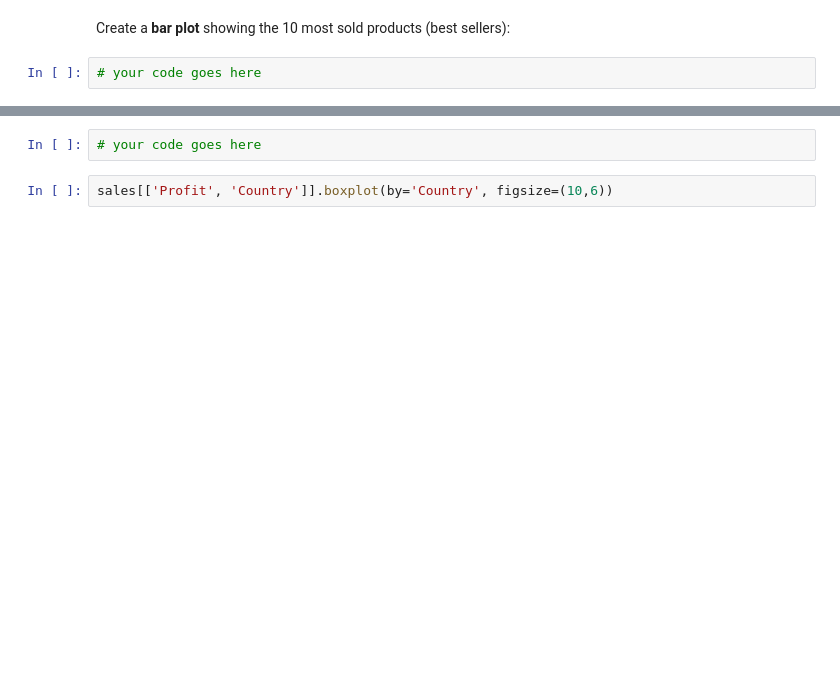
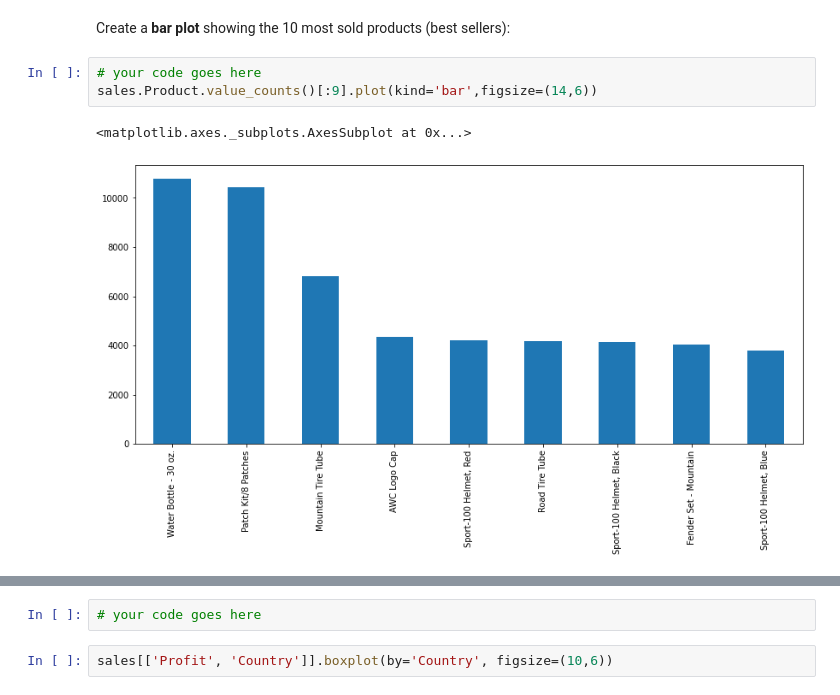
Before and after one commit to SebGonS/FCC-Data-Analysis, a Jupyter notebook: Exercises and Lessons 1-2/Exercises_1.ipynb, the cells around one changed output, grey strips where cells are left out. Cells and saved outputs as stored; diff of their text form; blank space fills up the shorter version.

```diff
--- a/Exercises and Lessons 1-2/Exercises_1.ipynb
+++ b/Exercises and Lessons 1-2/Exercises_1.ipynb
@@ -353,5 +395,9 @@ sales['Product'].unique()
 Create a **bar plot** showing the 10 most sold products (best sellers):
 # %%
 # your code goes here
+sales.Product.value_counts()[:9].plot(kind='bar',figsize=(14,6))
+# %% [output]
+<matplotlib.axes._subplots.AxesSubplot at 0x...>
+[figure, added]
 # %%
 sales['Product'].value_counts().head(10).plot(kind='bar', figsize=(14,6))
```
Also changed, not shown: parts of 11 cells of this notebook.
